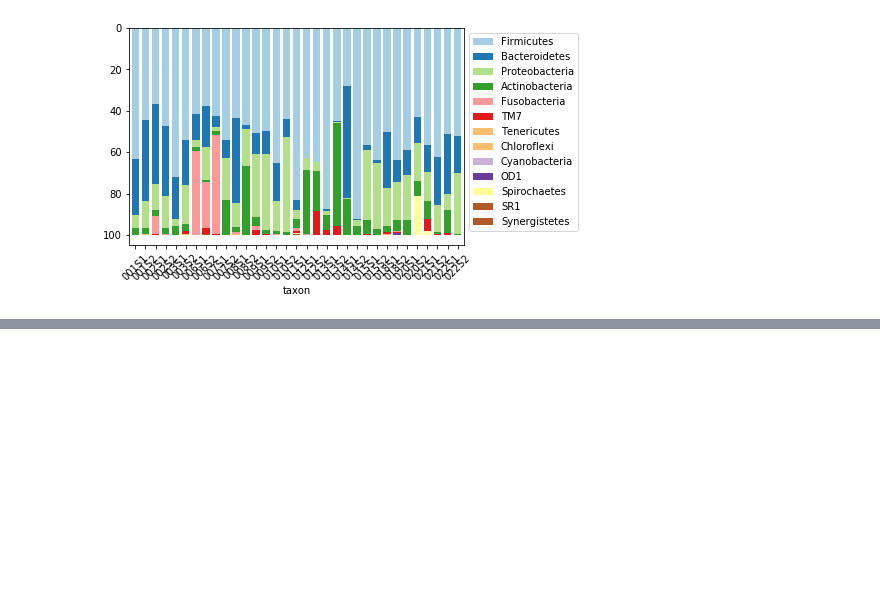
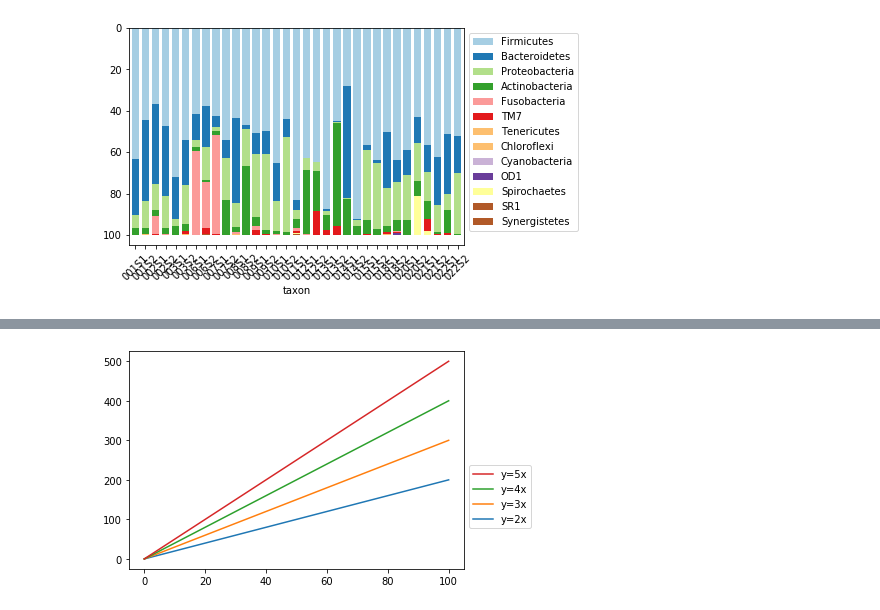
Before and after one commit to thuy1893/graphs, a Jupyter notebook: Python_graphs_1.ipynb, the cells around one changed output, grey strips where cells are left out. Cells and saved outputs as stored; diff of their text form; code cells hidden in the pictures; blank space fills up the shorter version.

```diff
--- a/Python_graphs_1.ipynb
+++ b/Python_graphs_1.ipynb
@@ -277,0 +325,33 @@ ax.figure.savefig('demo-file.png', bbox_inches = 'tight') #the 'tight' makes sur
+# %%
+import numpy as np
+import matplotlib.pyplot as plt
+
+# generate random data for plotting
+x = np.linspace(0.0,100,50)
+y2 = x*2
+y3 = x*3
+y4 = x*4
+y5 = x*5
+
+# plot 5 lines in the axes
+plt.plot(x,y2,label='y=2x')
+plt.plot(x,y3,label='y=3x')
+plt.plot(x,y4,label='y=4x')
+plt.plot(x,y5,label='y=5x')
+
+# use parameter bbox_to_anchor to reposition
+# the legend box outside the plot area
+
+
+current_handles, current_labels = plt.gca().get_legend_handles_labels()
+
+# sort or reorder the labels and handles
+reversed_handles = list(reversed(current_handles))
+reversed_labels = list(reversed(current_labels))
+
+# call plt.legend() with the new values
+plt.legend(reversed_handles,reversed_labels, bbox_to_anchor=(1, 0.5))
+
+plt.show()
+# %% [output]
+[figure, added]
```
Also changed, not shown: parts of 2 cells of this notebook.
